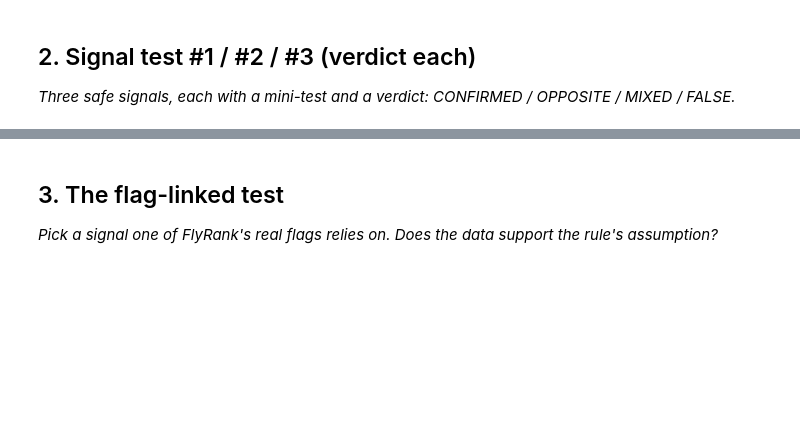
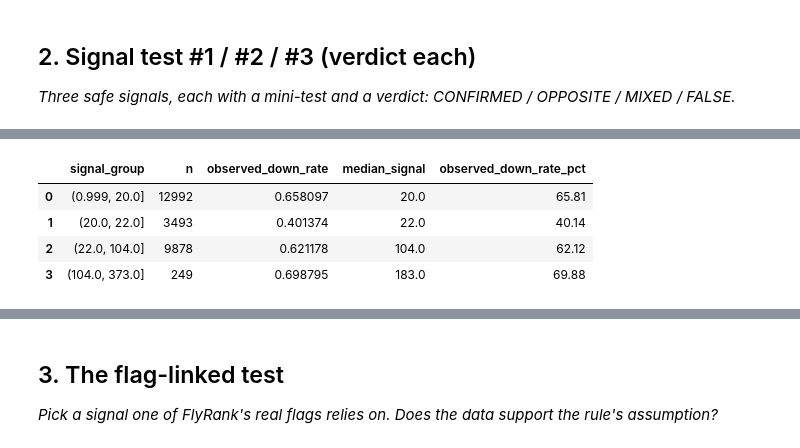
Before and after one commit to Viditp25/flyrank-intern-, a Jupyter notebook: work/notebooks/w04_signal_audit.ipynb, the cells around one changed output, grey strips where cells are left out. Saved outputs shown, nothing was run; the diff lists cells and outputs as text; code cells hidden in the pictures; blank space fills up the shorter version.

Commit message:
Update Week 4 signal audit notebook with executed outputs

```diff
--- a/work/notebooks/w04_signal_audit.ipynb
+++ b/work/notebooks/w04_signal_audit.ipynb
@@ -22,0 +116,95 @@ This skeleton is yours to fill. Work the sections **in order** — each one has
+# %%
+# Section 2: Descriptive signal tests against observed trend_direction
+
+import pandas as pd
+import numpy as np
+
+if "trend_direction" not in df.columns:
+    raise ValueError(
+        "The dataset does not contain trend_direction. "
+        "Check that the correct anonymized CSV was loaded."
+    )
+
+audit_df = df.copy()
+audit_df["trend_direction"] = (
+    audit_df["trend_direction"].astype("string").str.lower().str.strip()
+)
+
+valid_labels = {"down", "stable", "up"}
+audit_df = audit_df[audit_df["trend_direction"].isin(valid_labels)].copy()
+audit_df["is_observed_down"] = (
+    audit_df["trend_direction"].eq("down").astype(int)
+)
+
+print(f"Rows with recognized trend labels: {len(audit_df):,}")
+print("\nObserved trend distribution:")
+display(
+    audit_df["trend_direction"]
+    .value_counts(dropna=False)
+    .rename_axis("trend_direction")
+    .to_frame("row_count")
+)
+
+def compare_signal(df_in, column, bins=4):
+    """Compare an available signal across observed trend labels."""
+    if column not in df_in.columns:
+        print(f"\n{column}: unavailable (column not found)")
+        return
+
+    temp = df_in[[column, "trend_direction", "is_observed_down"]].copy()
+    temp[column] = pd.to_numeric(temp[column], errors="coerce")
+    temp = temp.dropna(subset=[column])
+
+    if temp[column].nunique() < 2:
+        print(f"\n{column}: unavailable (fewer than two distinct values)")
+        return
+
+    try:
+        temp["signal_group"] = pd.qcut(
+            temp[column],
+            q=bins,
+            duplicates="drop"
+        )
+    except ValueError:
+        print(f"\n{column}: could not create useful quantile groups")
+        return
+
+    summary = (
+        temp.groupby("signal_group", observed=False)
+        .agg(
+            n=("is_observed_down", "size"),
+            observed_down_rate=("is_observed_down", "mean"),
+            median_signal=(column, "median"),
+        )
+        .reset_index()
+    )
+
+    summary["observed_down_rate_pct"] = (
+        summary["observed_down_rate"] * 100
+    ).round(2)
+
+    print(f"\nSignal test: {column}")
+    display(summary)
+
+    if len(summary) >= 2:
+        low_rate = summary.iloc[0]["observed_down_rate"]
+        high_rate = summary.iloc[-1]["observed_down_rate"]
+
+        print(
+            f"Observed-down rate in lowest group: {low_rate:.3f}; "
+            f"highest group: {high_rate:.3f}"
+        )
+        print(
+            "Interpretation: descriptive association only; "
+            "this does not establish causation or future refresh impact."
+        )
+
+# Test 1: freshness / update age
+compare_signal(audit_df, "days_since_last_update")
+
+# Test 2: prior visibility / impressions
+compare_signal(audit_df, "impressions_90d")
+
+# Test 3: content depth
+compare_signal(audit_df, "word_count")
+# %% [output]
@@ -22,0 +220,5 @@ This skeleton is yours to fill. Work the sections **in order** — each one has
+|  | signal_group | n | observed_down_rate | median_signal | observed_down_rate_pct |
+| 0 | (0.999, 20.0] | 12992 | 0.658097 | 20.0 | 65.81 |
+| 1 | (20.0, 22.0] | 3493 | 0.401374 | 22.0 | 40.14 |
+| 2 | (22.0, 104.0] | 9878 | 0.621178 | 104.0 | 62.12 |
+| 3 | (104.0, 373.0] | 249 | 0.698795 | 183.0 | 69.88 |
```
Also changed, not shown: parts of 9 cells of this notebook.
